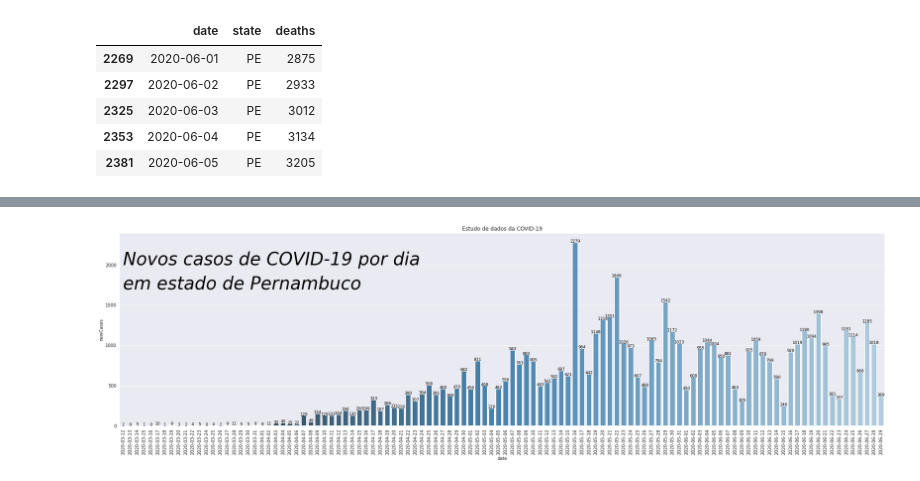
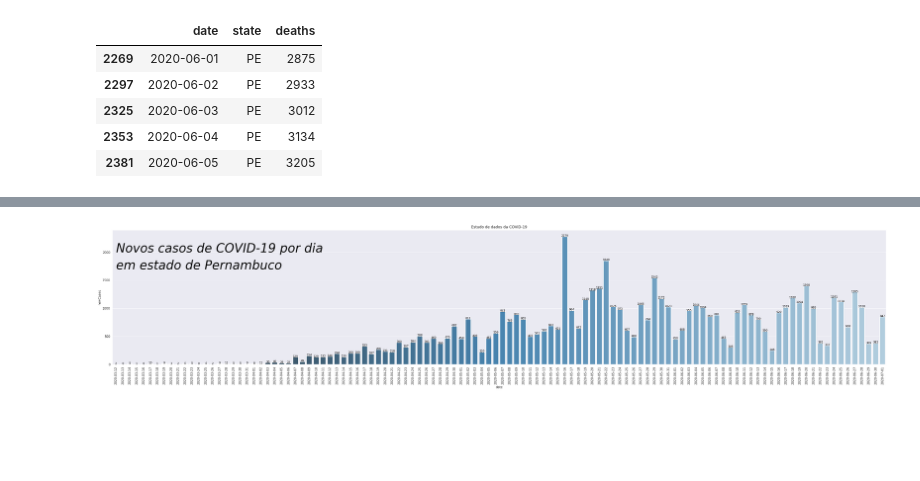
Before and after one commit to laurobmb/covid_pernambuco, a Jupyter notebook: covid_19.ipynb, the cells around one changed output, grey strips where cells are left out. Drawn from its saved outputs; the diff is of its cells as text; code cells hidden in the pictures; blank space fills up the shorter version.

```diff
--- a/covid_19.ipynb
+++ b/covid_19.ipynb
@@ -159,27 +159,27 @@ Text(0.5, 1.0, 'Mortes por dia no estado de Pernambuco')
 # %%
 #Selecionando total de mortes no estado de Pernambuco
 #print(df_estado.columns.values)
 df_estado_pernambuco = df_estado[ ['date','state', 'newCases']]
 df_estado_pernambuco = df_estado_pernambuco.loc[(df_estado_pernambuco["state"]=="PE")]
 df_estado_pernambuco.tail()
 
 sns.set_style('darkgrid')
-plt.figure(figsize=(31,8))
+plt.figure(figsize=(45,8))
 g = sns.barplot(data=df_estado_pernambuco, x='date',y='newCases',palette="Blues_d",linewidth=2)
 plt.xticks(rotation=90)
 plt.title('Estudo de dados da COVID-19')
 plt.text(0,2000, "Novos casos de COVID-19 por dia", fontsize = 40, color='Black', fontstyle='italic')
 plt.text(0,1700, "em estado de Pernambuco", fontsize = 40, color='Black', fontstyle='italic')
 
 cont=0
 for index, row in df_estado_pernambuco.iterrows():
   g.text(cont,row.newCases, row.newCases, color='black', ha="center",fontsize=9)
   cont = cont+1
 
 g.figure.savefig('files/novos_casos_pernambuco_por_mes.png',dpi=200,bbox_inches='tight',orientation='landscape',quality=90)
 #g.figure.savefig('files/novos_casos_pernambuco_por_mes.pdf',dpi=600,bbox_inches='tight',orientation='landscape',quality=90)
 # %% [output]
-[figure, old version]
+[figure, new version]
 # %%
 #Selecionando total de mortes no estado de Pernambuco
 #print(df_estado.columns.values)
```
Also changed, not shown: parts of 14 cells of this notebook, 15 other files.
